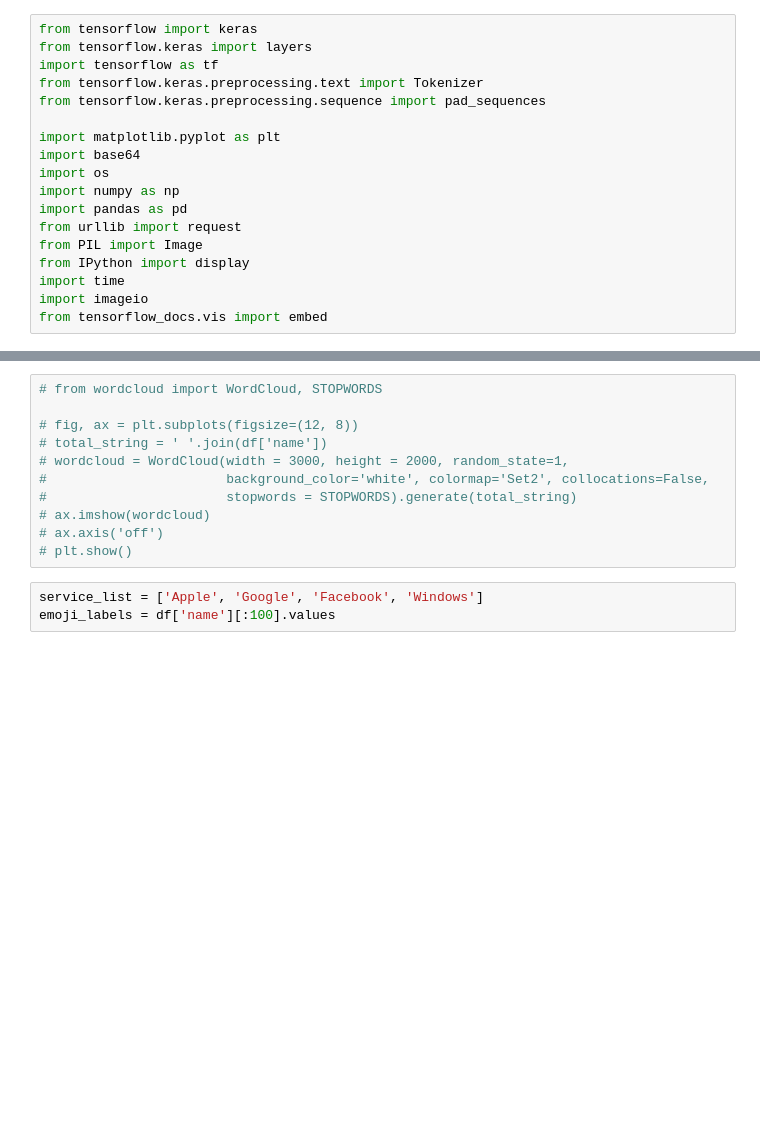
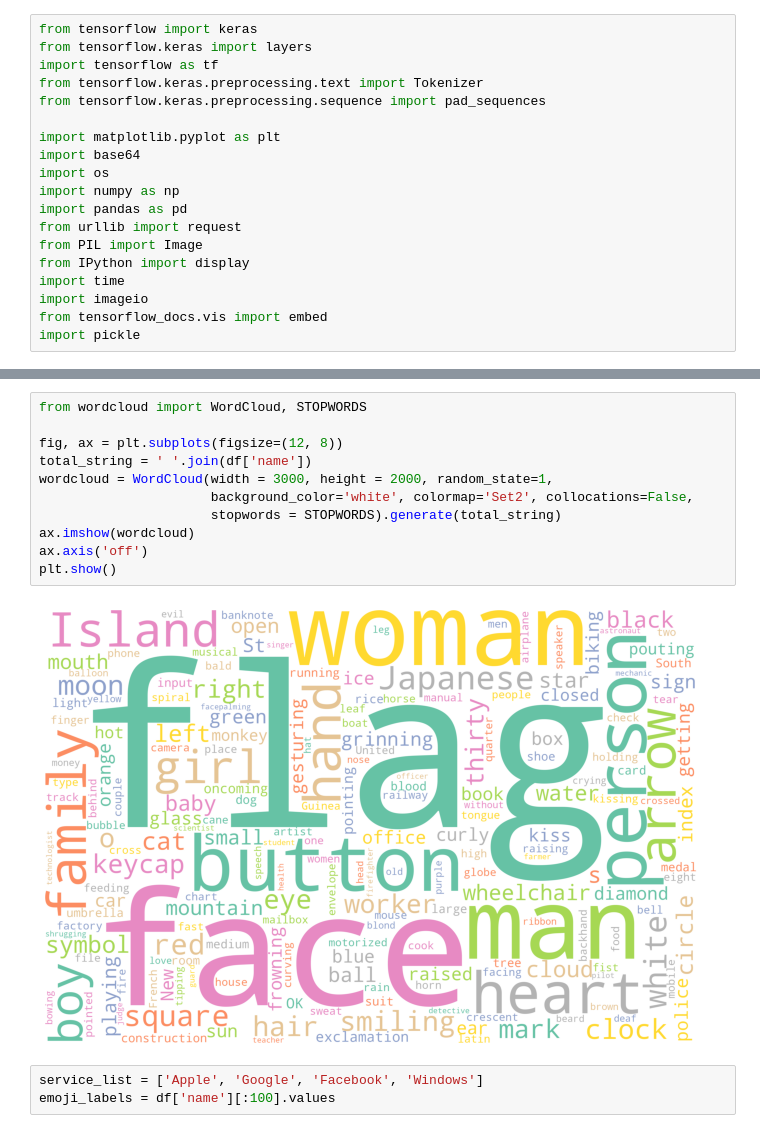
Before and after one commit to comsa33/i-moti_text2image-DL_PROJECT, a Jupyter notebook: CGAN.ipynb, the cells around one changed output, grey strips where cells are left out. Saved outputs shown, nothing was run; the diff lists cells and outputs as text; blank space fills up the shorter version.

```diff
--- a/CGAN.ipynb
+++ b/CGAN.ipynb
@@ -16,6 +16,7 @@ from IPython import display
 import time
 import imageio
 from tensorflow_docs.vis import embed
+import pickle
 # %%
 datapath = 'dataset/full_emoji.csv'
 df = pd.read_csv(datapath)
@@ -30,14 +31,16 @@ df.head()
 # %%
-# from wordcloud import WordCloud, STOPWORDS
+from wordcloud import WordCloud, STOPWORDS
 
-# fig, ax = plt.subplots(figsize=(12, 8))
-# total_string = ' '.join(df['name'])
-# wordcloud = WordCloud(width = 3000, height = 2000, random_state=1,
-#                       background_color='white', colormap='Set2', collocations=False,
-#                       stopwords = STOPWORDS).generate(total_string)
-# ax.imshow(wordcloud)
-# ax.axis('off')
-# plt.show()
+fig, ax = plt.subplots(figsize=(12, 8))
+total_string = ' '.join(df['name'])
+wordcloud = WordCloud(width = 3000, height = 2000, random_state=1,
+                      background_color='white', colormap='Set2', collocations=False,
+                      stopwords = STOPWORDS).generate(total_string)
+ax.imshow(wordcloud)
+ax.axis('off')
+plt.show()
+# %% [output]
+[figure, added]
 # %%
 service_list = ['Apple', 'Google', 'Facebook', 'Windows']
 emoji_labels = df['name'][:100].values
```
Also changed, not shown: parts of 10 cells of this notebook, 58 other files.
